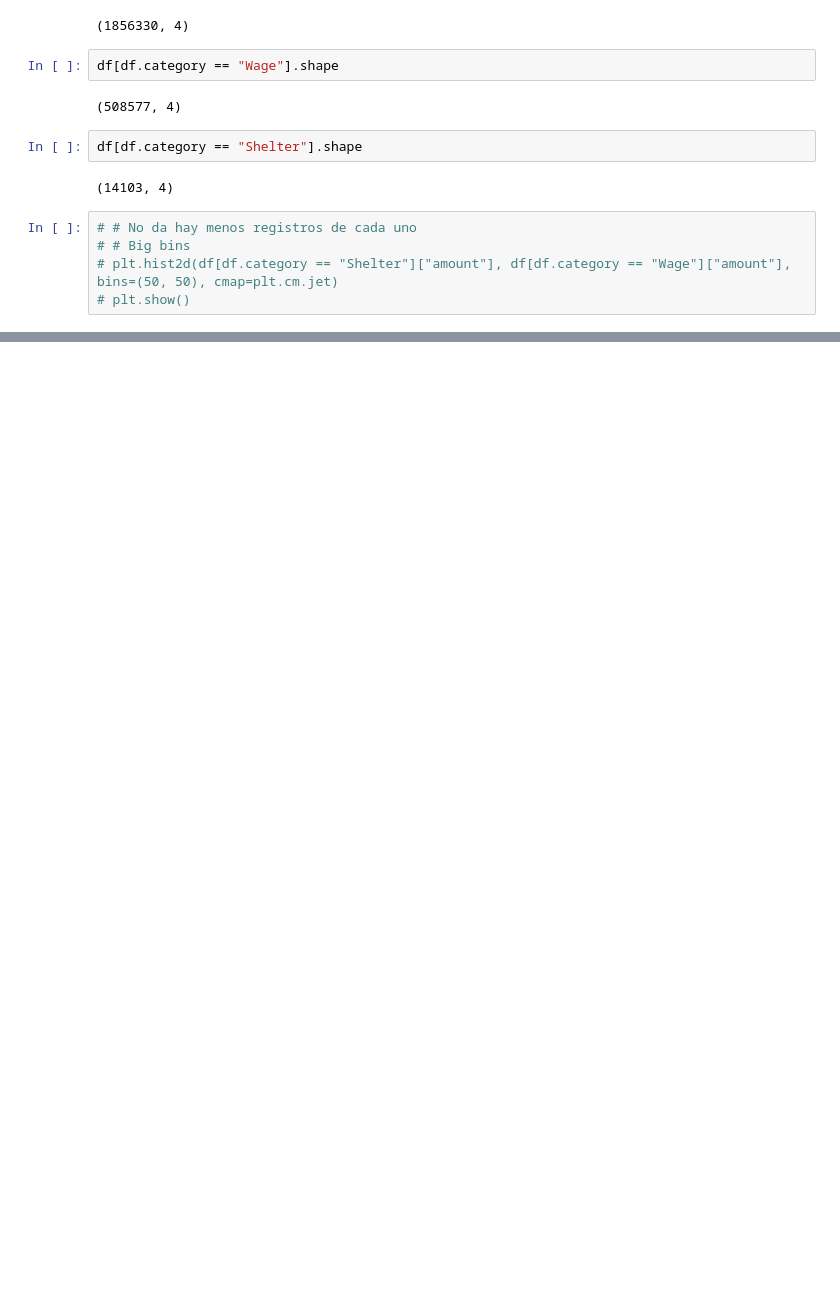
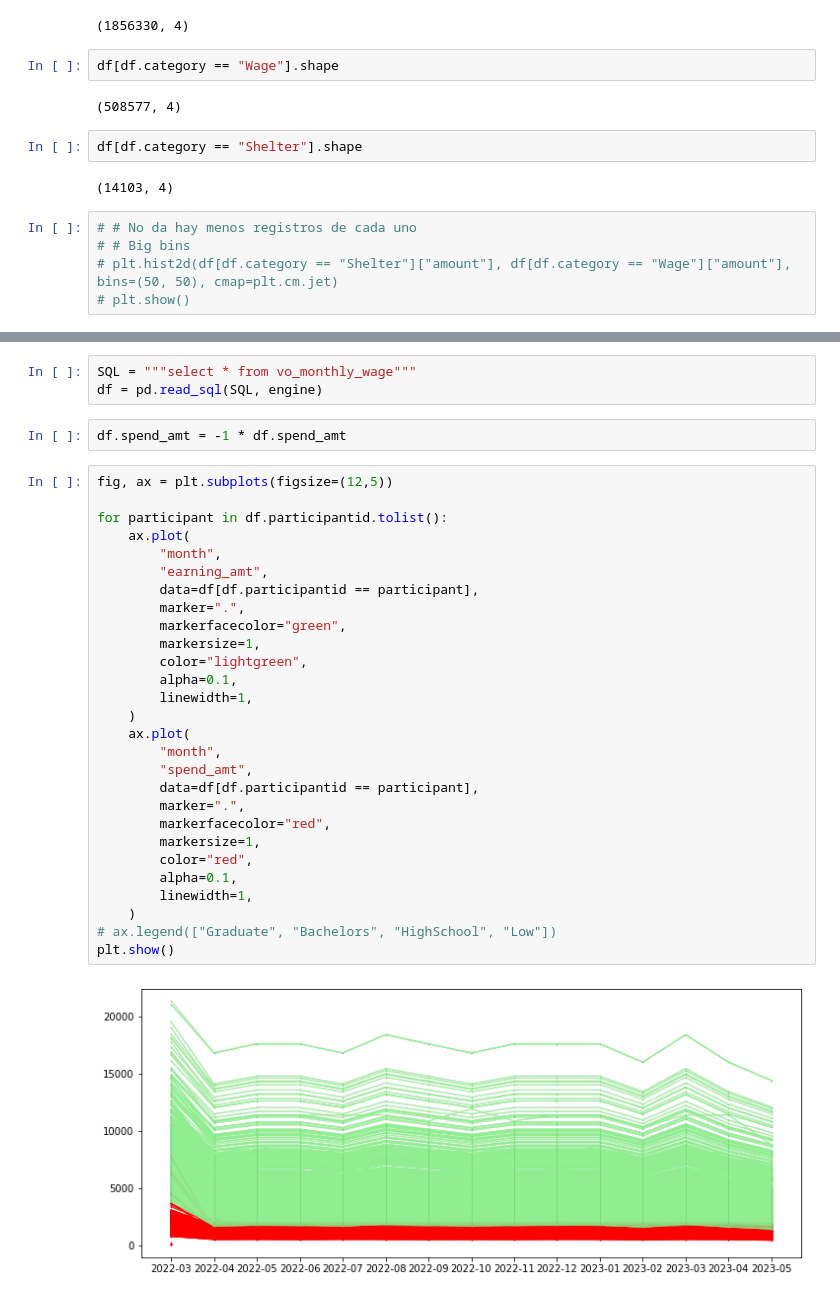
Before and after one commit to blukitas/Viz_2022_Grupo_4, a Jupyter notebook: docker/Notebooks/02.wage_cohort_over_time.ipynb, the cells around one changed output, grey strips where cells are left out. Drawn from its saved outputs; the diff is of its cells as text; blank space fills up the shorter version.

```diff
--- a/docker/Notebooks/02.wage_cohort_over_time.ipynb
+++ b/docker/Notebooks/02.wage_cohort_over_time.ipynb
@@ -360,0 +368,35 @@ plt.show()
+# %%
+SQL = """select * from vo_monthly_wage"""
+df = pd.read_sql(SQL, engine)
+# %%
+df.spend_amt = -1 * df.spend_amt
+# %%
+fig, ax = plt.subplots(figsize=(12,5))
+
+for participant in df.participantid.tolist():
+    ax.plot(
+        "month",
+        "earning_amt",
+        data=df[df.participantid == participant],
+        marker=".",
+        markerfacecolor="green",
+        markersize=1,
+        color="lightgreen",
+        alpha=0.1,
+        linewidth=1,
+    )
+    ax.plot(
+        "month",
+        "spend_amt",
+        data=df[df.participantid == participant],
+        marker=".",
+        markerfacecolor="red",
+        markersize=1,
+        color="red",
+        alpha=0.1,
+        linewidth=1,
+    )
+# ax.legend(["Graduate", "Bachelors", "HighSchool", "Low"])
+plt.show()
+# %% [output]
+[figure, added]
```
Also changed, not shown: parts of 23 cells of this notebook, 3 other files.
